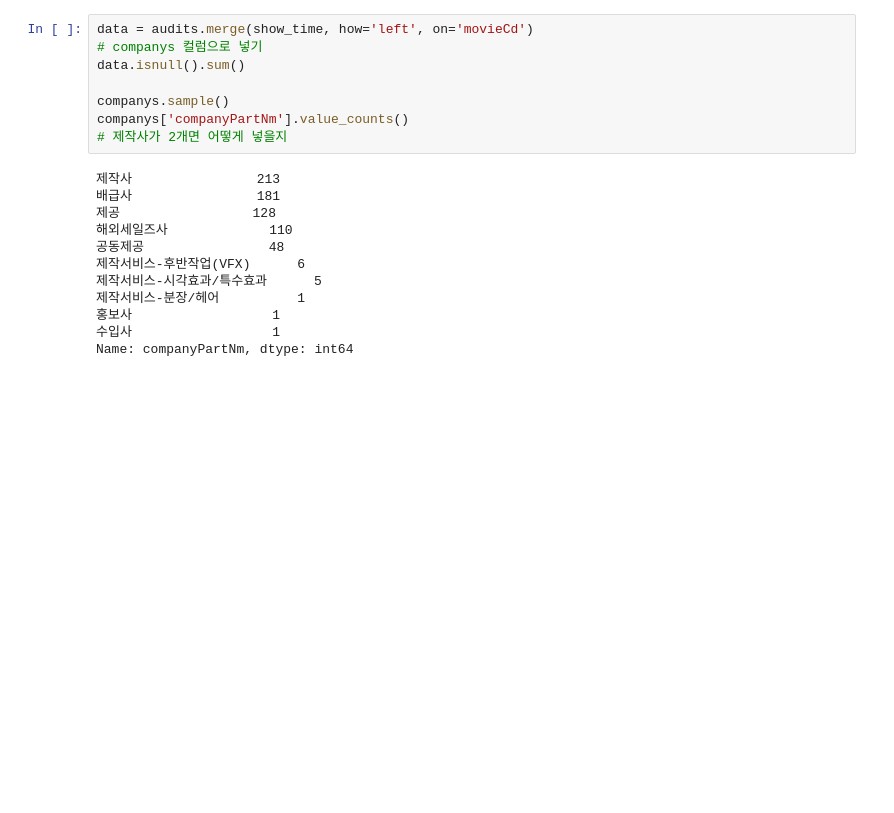
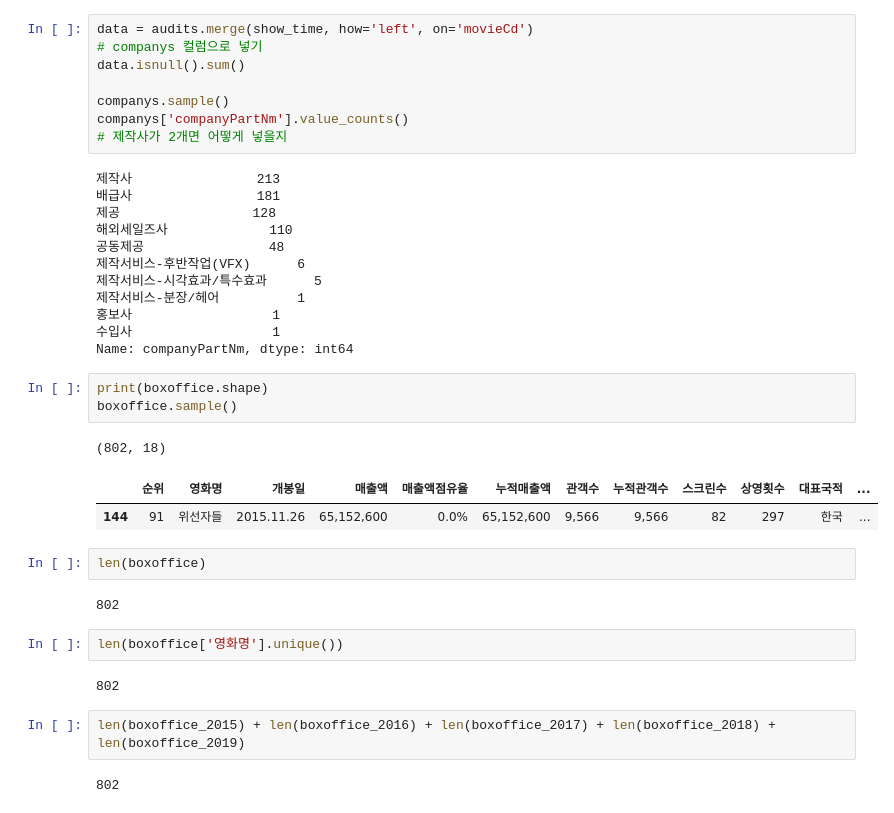
Before and after one commit to kim4pb/Female-led-Korean-Films, a Jupyter notebook: 02.EDA/Data_Concat.ipynb, the cells around one changed output. Saved outputs shown, nothing was run; the diff lists cells and outputs as text; blank space fills up the shorter version.

Commit message:
2019-11-18 boxoffice 중복값 확인

```diff
--- a/02.EDA/Data_Concat.ipynb
+++ b/02.EDA/Data_Concat.ipynb
@@ -626,3 +626,22 @@ companys['companyPartNm'].value_counts()
 홍보사                  1
 수입사                  1
 Name: companyPartNm, dtype: int64
+# %%
+print(boxoffice.shape)
+boxoffice.sample()
+# %% [output]
+(802, 18)
+|  | 순위 | 영화명 | 개봉일 | 매출액 | 매출액점유율 | 누적매출액 | 관객수 | 누적관객수 | 스크린수 | 상영횟수 | 대표국적 | ... |
+| 144 | 91 | 위선자들 | 2015.11.26 | 65,152,600 | 0.0% | 65,152,600 | 9,566 | 9,566 | 82 | 297 | 한국 | ... |
+# %%
+len(boxoffice)
+# %% [output]
+802
+# %%
+len(boxoffice['영화명'].unique())
+# %% [output]
+802
+# %%
+len(boxoffice_2015) + len(boxoffice_2016) + len(boxoffice_2017) + len(boxoffice_2018) + len(boxoffice_2019)
+# %% [output]
+802
```
Also changed, not shown: parts of 1 cell of this notebook.
